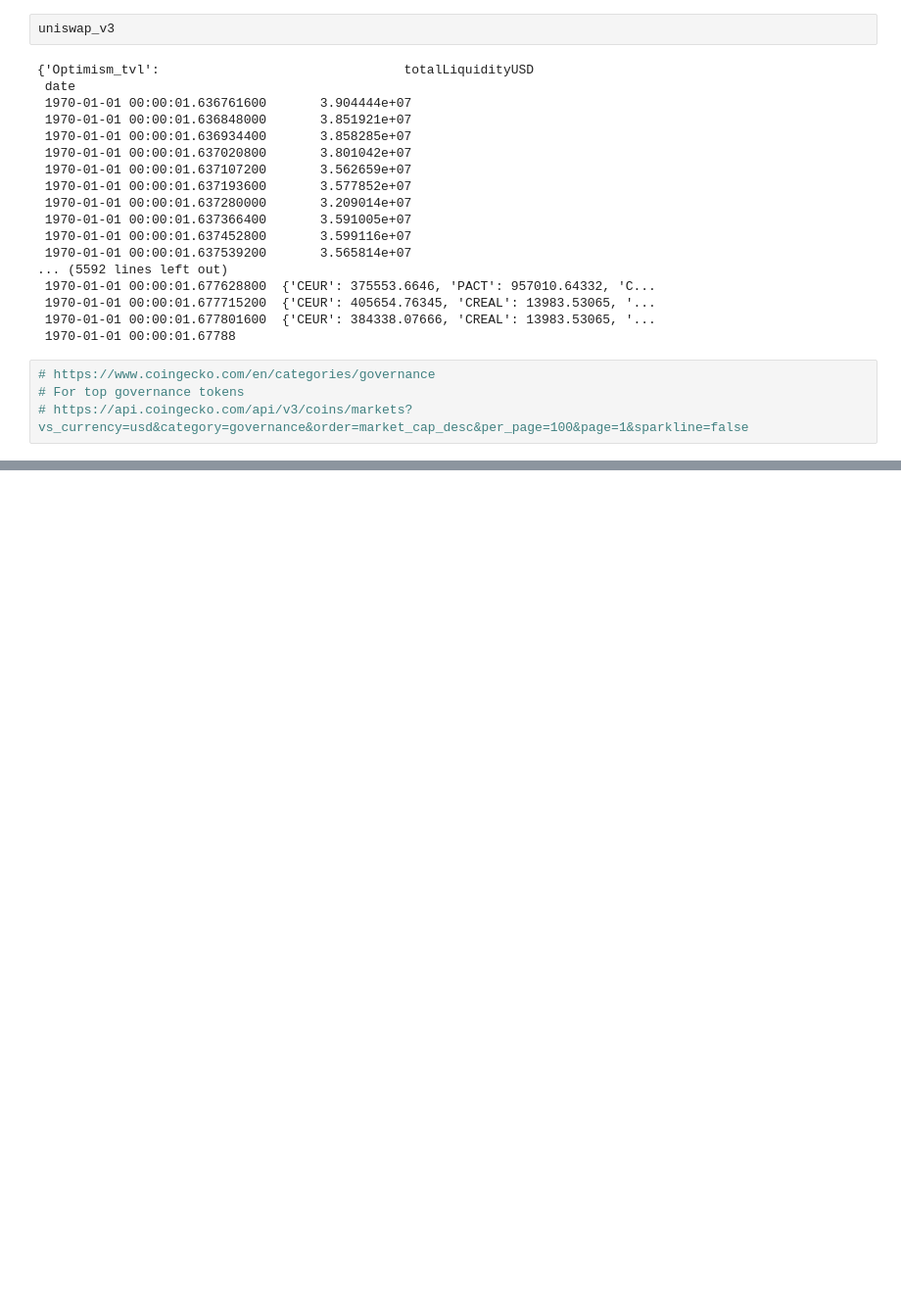
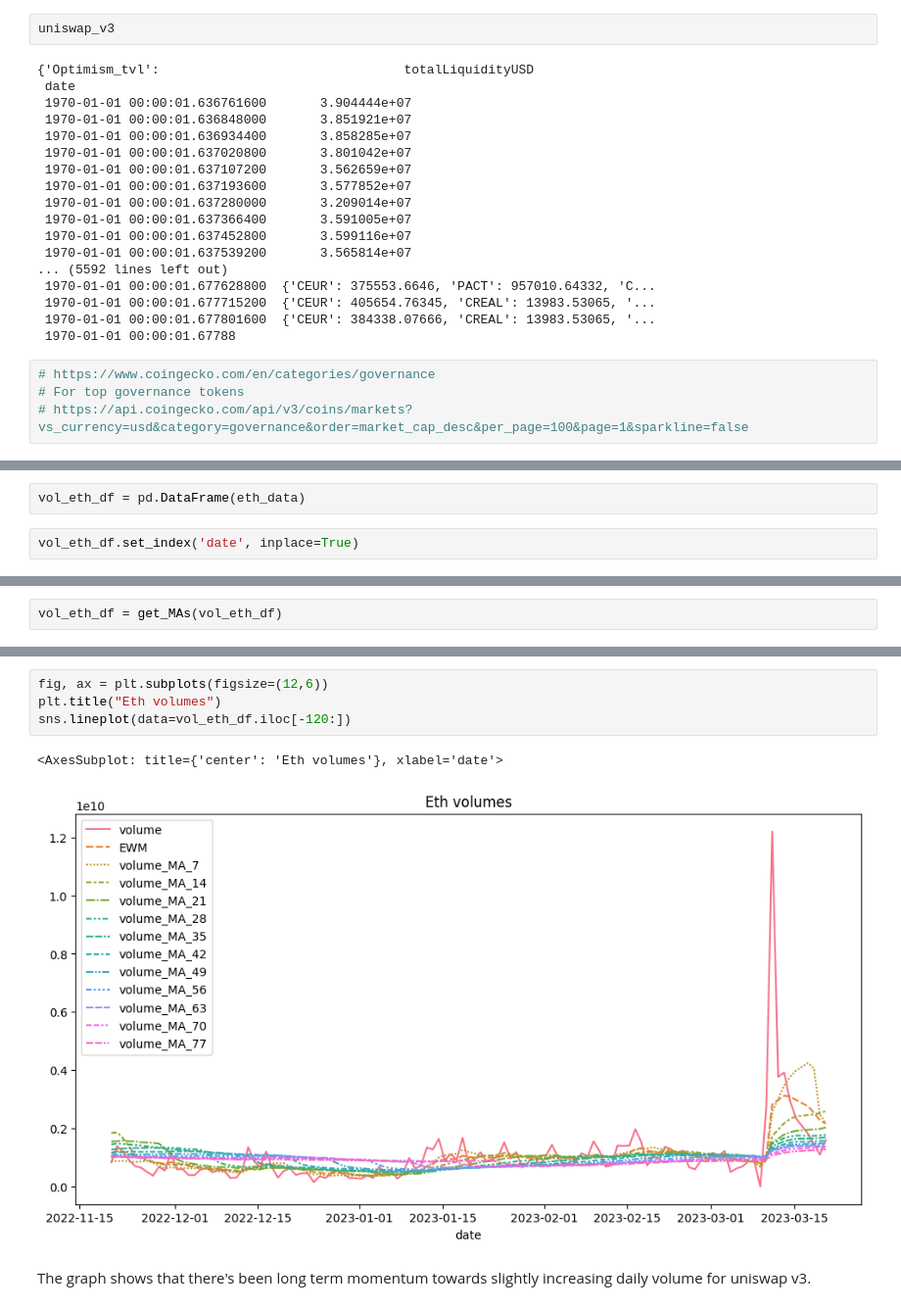
Before and after one commit to hjunleon/OCEAN_liquidity, a Jupyter notebook: experimenting/TryingDefilama.ipynb, the cells around one changed output, grey strips where cells are left out. Shown at 98% size. Drawn from its saved outputs; the diff is of its cells as text; blank space fills up the shorter version.

```diff
--- a/experimenting/TryingDefilama.ipynb
+++ b/experimenting/TryingDefilama.ipynb
@@ -163,0 +211,4 @@ uniswap_v3
+# %%
+vol_eth_df = pd.DataFrame(eth_data)
+# %%
+vol_eth_df.set_index('date', inplace=True)
@@ -163,0 +284,2 @@ uniswap_v3
+# %%
+vol_eth_df = get_MAs(vol_eth_df)
@@ -163,0 +316,9 @@ uniswap_v3
+# %%
+fig, ax = plt.subplots(figsize=(12,6))
+plt.title("Eth volumes")
+sns.lineplot(data=vol_eth_df.iloc[-120:])
+# %% [output]
+<AxesSubplot: title={'center': 'Eth volumes'}, xlabel='date'>
+[figure, added]
+# %% [markdown]
+The graph shows that there's been long term momentum towards slightly increasing daily volume for uniswap v3.
```
Also changed, not shown: parts of 39 cells of this notebook, 4 other files.
